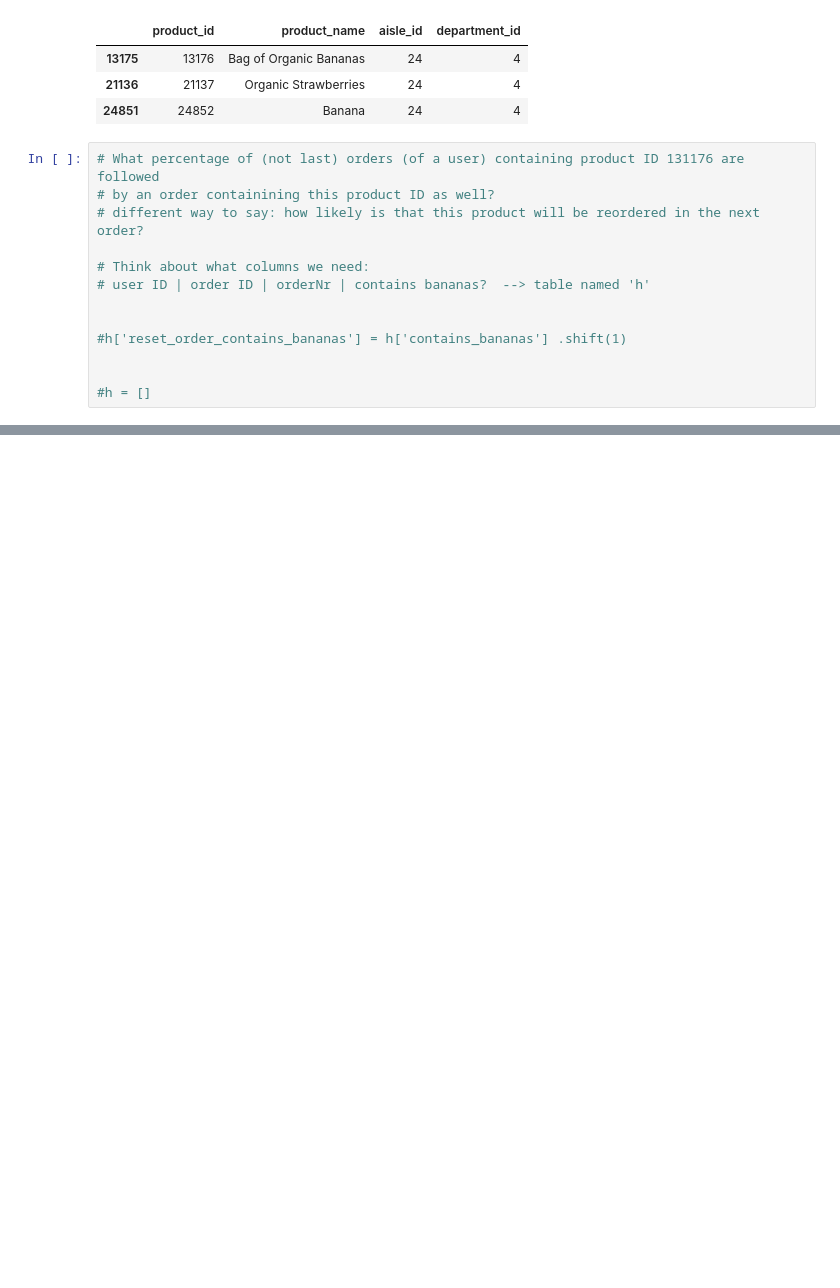
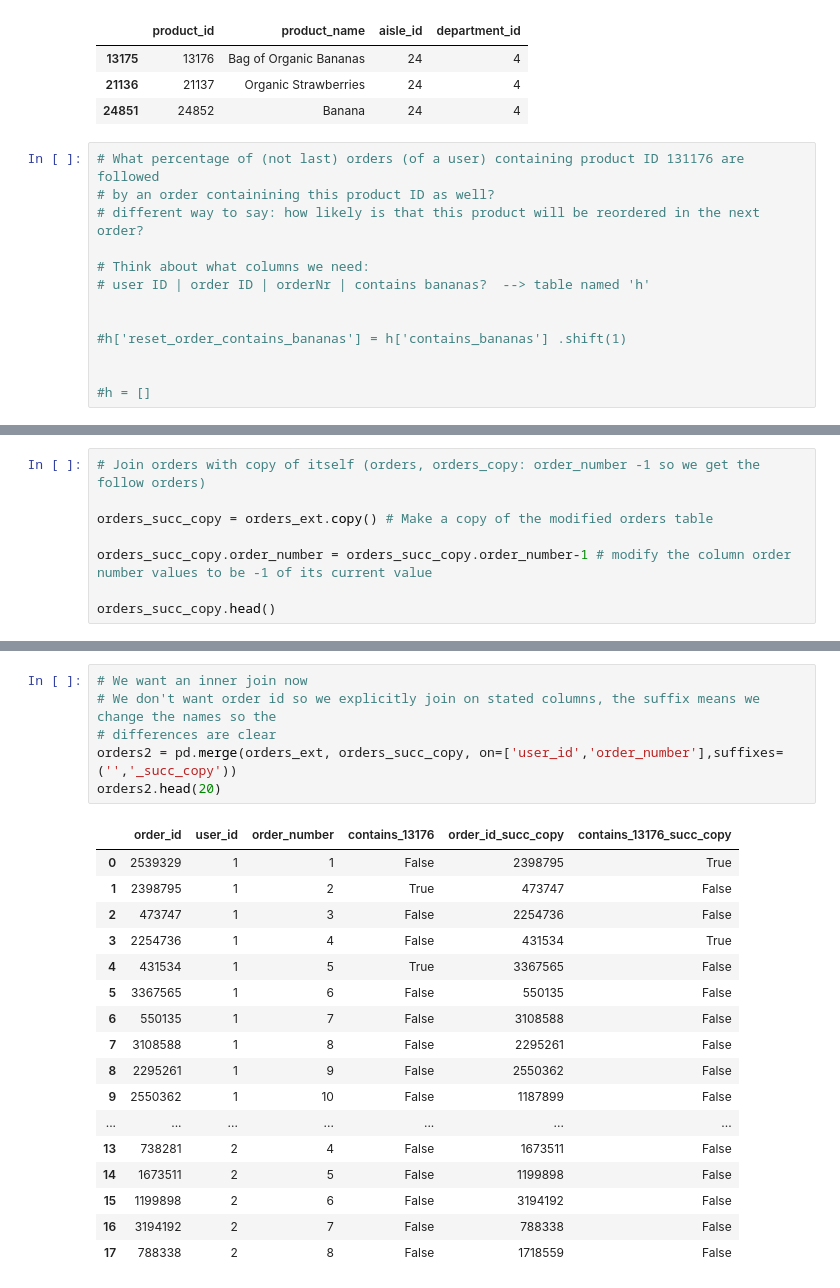
Before and after one commit to daol1011/Data_Science, a Jupyter notebook: 04_Grouping_and_Aggregation/Grouping_and_Aggregation.ipynb, the cells around one changed output, grey strips where cells are left out. Cells and saved outputs as stored; diff of their text form; blank space fills up the shorter version.

```diff
--- a/04_Grouping_and_Aggregation/Grouping_and_Aggregation.ipynb
+++ b/04_Grouping_and_Aggregation/Grouping_and_Aggregation.ipynb
@@ -296,0 +405,8 @@ products[products['product_id'].isin([24852,13176,21137])]
+# %%
+# Join orders with copy of itself (orders, orders_copy: order_number -1 so we get the follow orders)
+
+orders_succ_copy = orders_ext.copy() # Make a copy of the modified orders table
+
+orders_succ_copy.order_number = orders_succ_copy.order_number-1 # modify the column order number values to be -1 of its current value
+
+orders_succ_copy.head()
@@ -296,0 +420,24 @@ products[products['product_id'].isin([24852,13176,21137])]
+# %%
+# We want an inner join now
+# We don't want order id so we explicitly join on stated columns, the suffix means we change the names so the
+# differences are clear
+orders2 = pd.merge(orders_ext, orders_succ_copy, on=['user_id','order_number'],suffixes=('','_succ_copy'))
+orders2.head(20)
+# %% [output]
+|  | order_id | user_id | order_number | contains_13176 | order_id_succ_copy | contains_13176_succ_copy |
+| 0 | 2539329 | 1 | 1 | False | 2398795 | True |
+| 1 | 2398795 | 1 | 2 | True | 473747 | False |
+| 2 | 473747 | 1 | 3 | False | 2254736 | False |
+| 3 | 2254736 | 1 | 4 | False | 431534 | True |
+| 4 | 431534 | 1 | 5 | True | 3367565 | False |
+| 5 | 3367565 | 1 | 6 | False | 550135 | False |
+| 6 | 550135 | 1 | 7 | False | 3108588 | False |
+| 7 | 3108588 | 1 | 8 | False | 2295261 | False |
+| 8 | 2295261 | 1 | 9 | False | 2550362 | False |
+| 9 | 2550362 | 1 | 10 | False | 1187899 | False |
+| ... | ... | ... | ... | ... | ... | ... |
+| 13 | 738281 | 2 | 4 | False | 1673511 | False |
+| 14 | 1673511 | 2 | 5 | False | 1199898 | False |
+| 15 | 1199898 | 2 | 6 | False | 3194192 | False |
+| 16 | 3194192 | 2 | 7 | False | 788338 | False |
+| 17 | 788338 | 2 | 8 | False | 1718559 | False |
```
Also changed, not shown: parts of 11 cells of this notebook, 1 other file.
